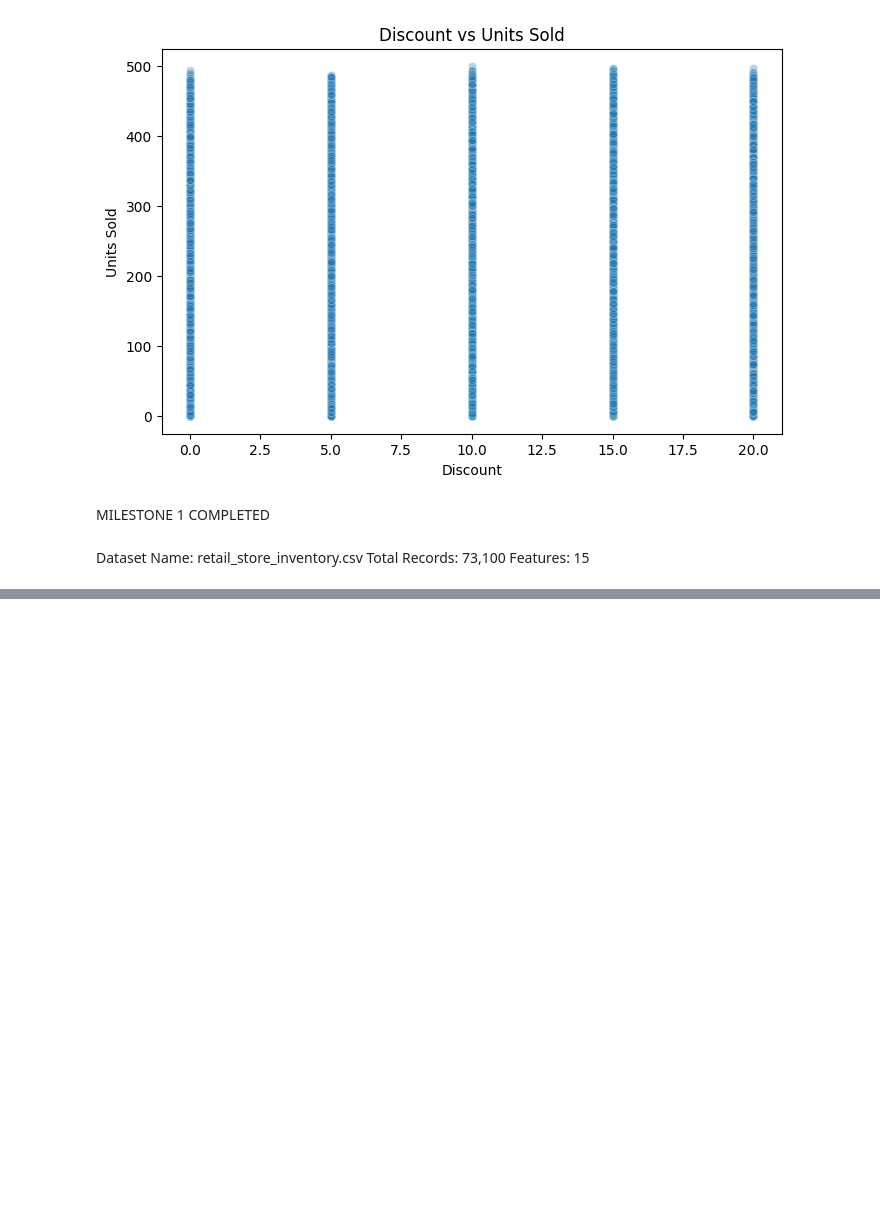
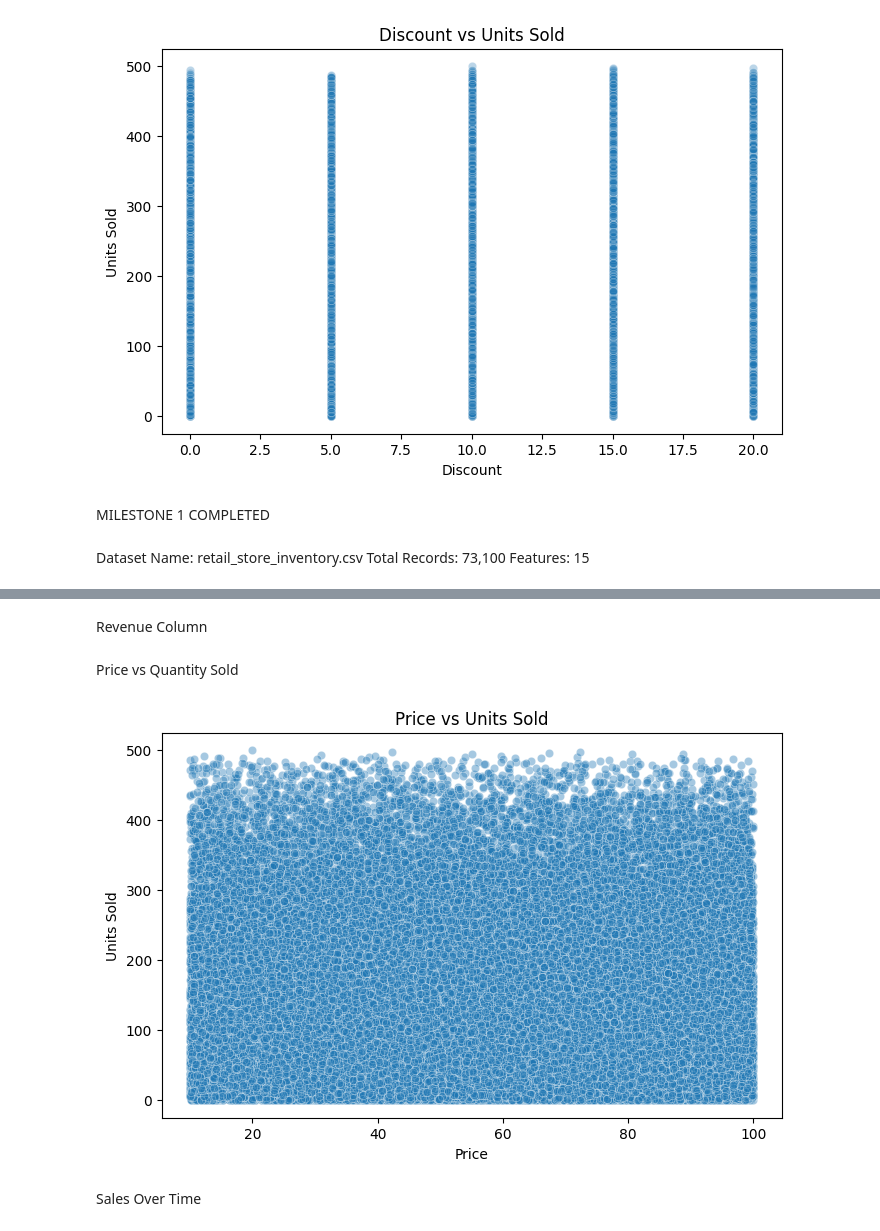
Before and after one commit to Aswinpb/AI_Price_Optima, a Jupyter notebook: notebooks/aswin_eda.ipynb, the cells around one changed output, grey strips where cells are left out. Saved outputs shown, nothing was run; the diff lists cells and outputs as text; code cells hidden in the pictures; blank space fills up the shorter version.

Commit message:
Milestone 3: Completed Exploratory Data Analysis with pricing insights

```diff
--- a/notebooks/aswin_eda.ipynb
+++ b/notebooks/aswin_eda.ipynb
@@ -106,0 +111,9 @@ Features: 15
+# %%
+import pandas as pd
+import numpy as np
+import matplotlib.pyplot as plt
+import seaborn as sns
+
+df = pd.read_csv("../data/processed/sales_cleaned.csv")
+
+df.head()
@@ -106,0 +127,15 @@ Features: 15
+# %% [markdown]
+Revenue Column
+# %%
+df["Revenue"] = df["Units Sold"] * df["Price"]
+# %% [markdown]
+Price vs Quantity Sold
+# %%
+plt.figure(figsize=(8,5))
+sns.scatterplot(x="Price", y="Units Sold", data=df, alpha=0.4)
+plt.title("Price vs Units Sold")
+plt.show()
+# %% [output]
+[figure, added]
+# %% [markdown]
+Sales Over Time
```
Also changed, not shown: parts of 18 cells of this notebook.
